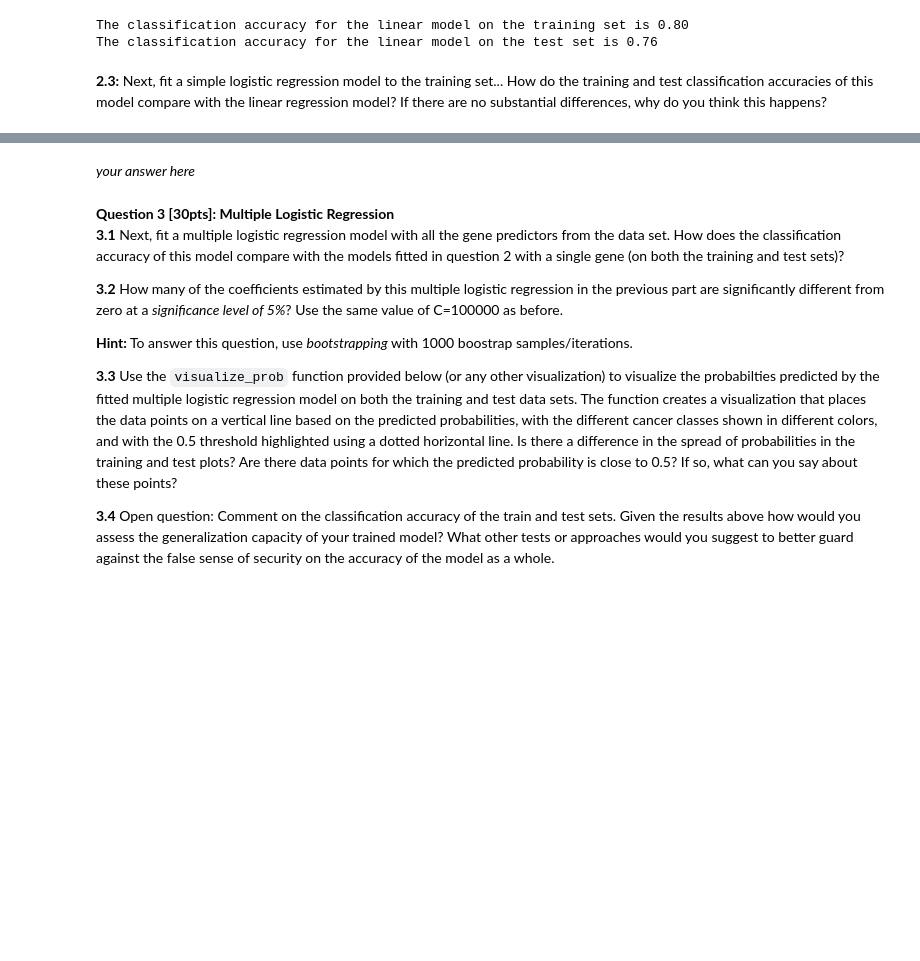
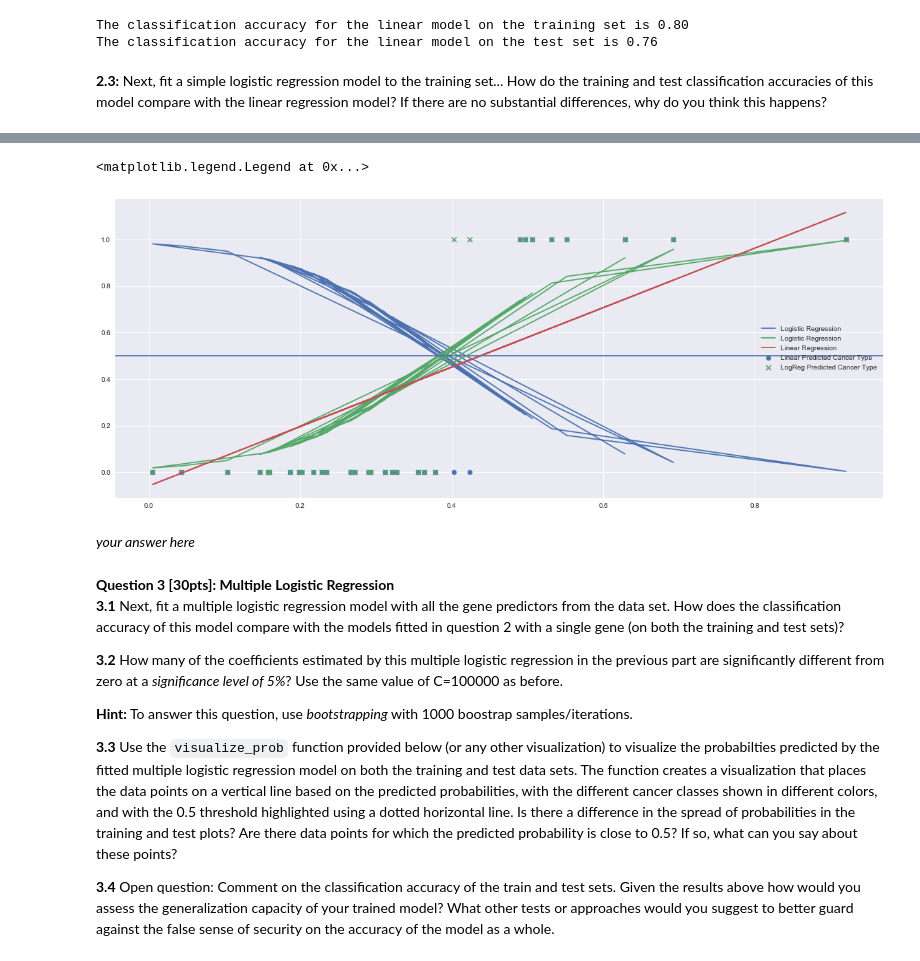
Before and after one commit to tmaounis/cs109a_hw5, a Jupyter notebook: cs109a_hw5_109.ipynb, the cells around one changed output, grey strips where cells are left out. Saved outputs shown, nothing was run; the diff lists cells and outputs as text; code cells hidden in the pictures; blank space fills up the shorter version.

```diff
--- a/cs109a_hw5_109.ipynb
+++ b/cs109a_hw5_109.ipynb
@@ -325,3 +331,16 @@ They are the same.
+# %%
+plt.figure(figsize=(20,8))
+plt.scatter(x_test['D29963_at'],y_test_pred_class, label="Linear Predicted Cancer Type", marker="o")
+plt.scatter(x_test['D29963_at'],y_test_pred_LR, label="LogReg Predicted Cancer Type", marker="x")
+
+plt.plot(x_test['D29963_at'], model_LR.predict_proba(x_D2_test_cst), label="Logistic Regression")
+plt.plot(x_test['D29963_at'], y_test_pred, label="Linear Regression")
+
+plt.axhline(y=0.5)
+plt.legend()
+# %% [output]
+<matplotlib.legend.Legend at 0x...>
+[figure, added]
 # %% [markdown]
 *your answer here*
 # %% [markdown]
```
Also changed, not shown: parts of 8 cells of this notebook.
